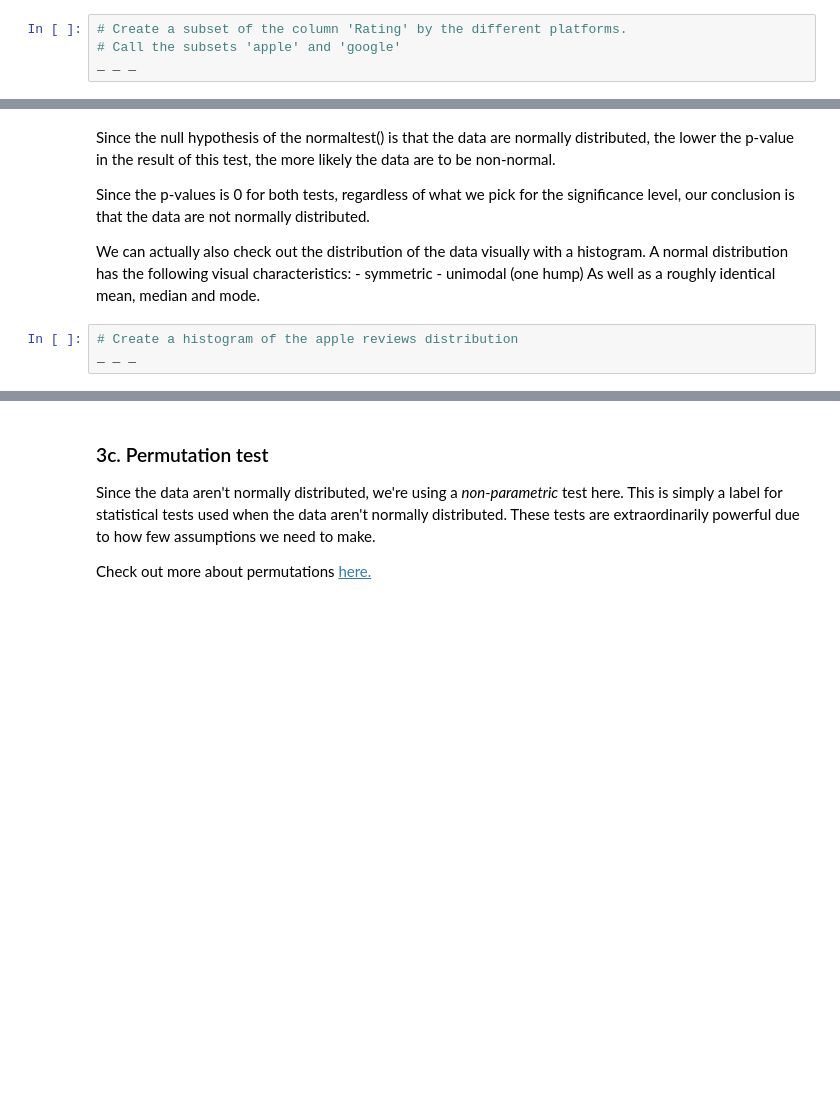
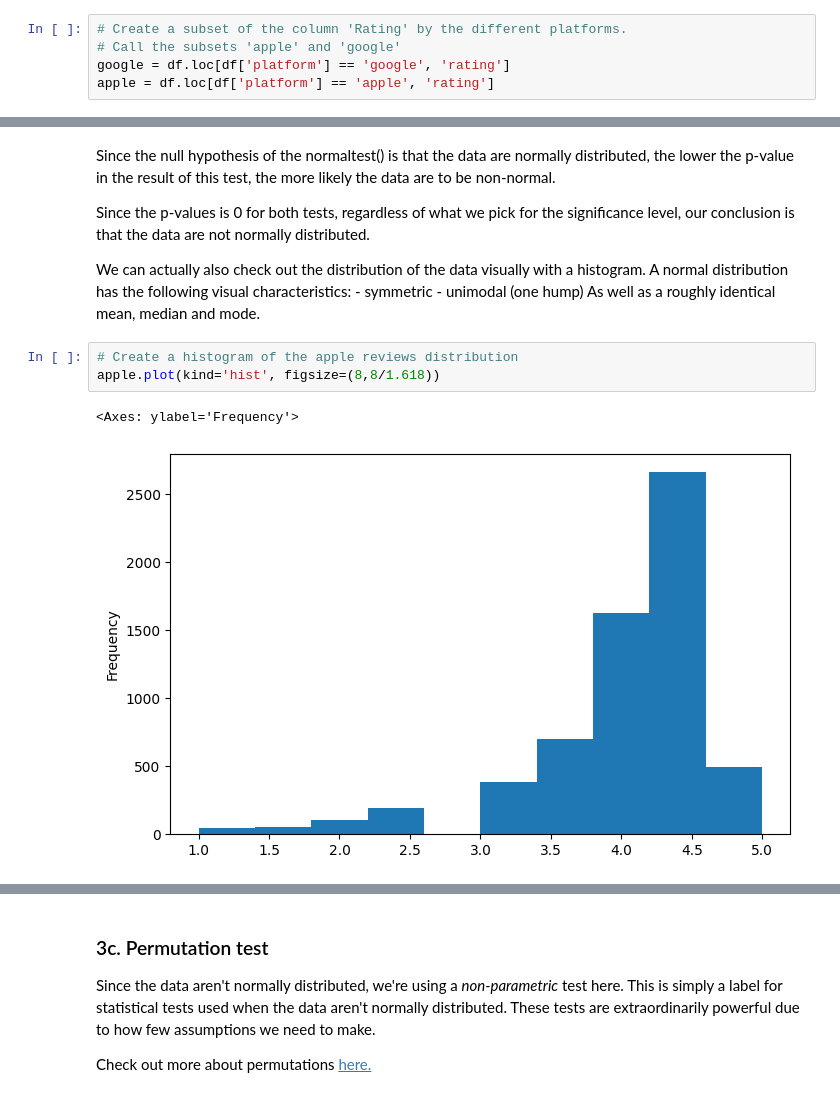
Before and after one commit to def-mycroft/springboard, a Jupyter notebook: notebooks/22.3-hypo-testing/Springboard Apps project - Tier 3 - Complete.ipynb, the cells around one changed output, grey strips where cells are left out. Cells and saved outputs as stored; diff of their text form; blank space fills up the shorter version.

```diff
--- a/notebooks/22.3-hypo-testing/Springboard Apps project - Tier 3 - Complete.ipynb
+++ b/notebooks/22.3-hypo-testing/Springboard Apps project - Tier 3 - Complete.ipynb
@@ -309,7 +429,8 @@ There are many different statistical tests, all with different assumptions. You'
 # %%
 # Create a subset of the column 'Rating' by the different platforms.
 # Call the subsets 'apple' and 'google'
-_ _ _
+google = df.loc[df['platform'] == 'google', 'rating']
+apple = df.loc[df['platform'] == 'apple', 'rating']
 # %%
 # Using the stats.normaltest() method, get an indication of whether the apple data are normally distributed
 # Save the result in a variable called apple_normal, and print it out
@@ -328,5 +455,8 @@ We can actually also check out the distribution of the data visually with a hist
 As well as a roughly identical mean, median and mode.
 # %%
 # Create a histogram of the apple reviews distribution
-_ _ _
+apple.plot(kind='hist', figsize=(8,8/1.618))
+# %% [output]
+<Axes: ylabel='Frequency'>
+[figure, added]
 # %%
```
Also changed, not shown: parts of 36 cells of this notebook.
